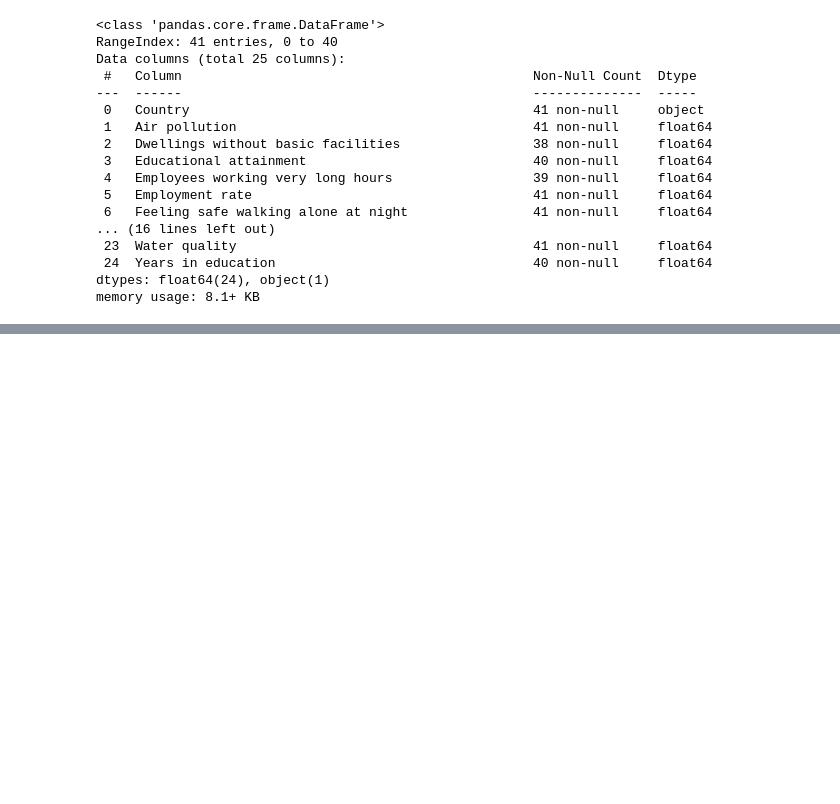
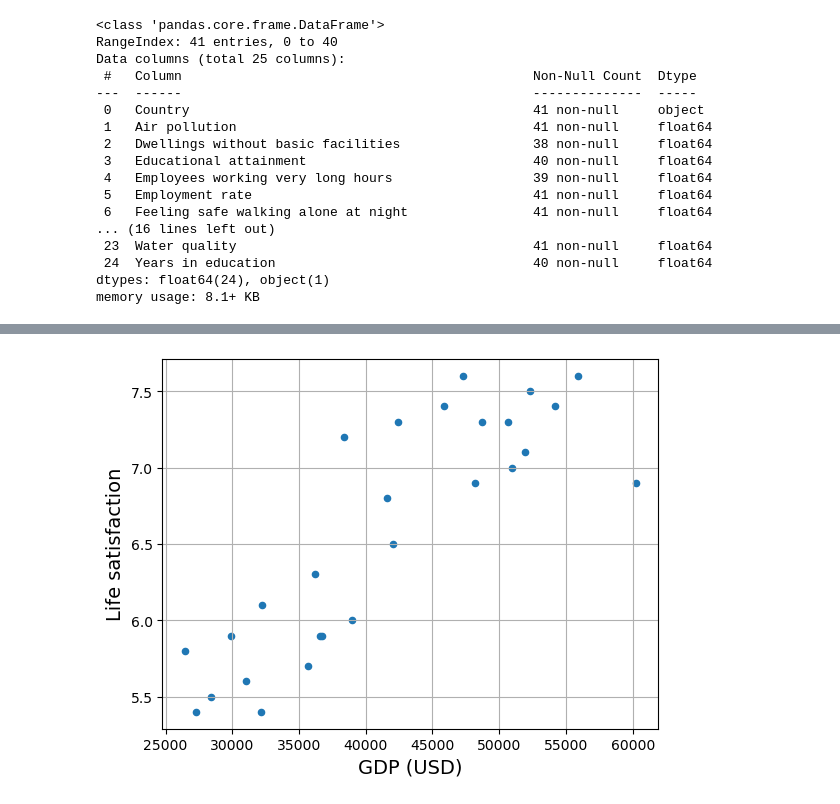
Before and after one commit to bgnatowski/deep-learning-24, a Jupyter notebook: 01_krajobraz_uczenia_maszynowego.ipynb, the cells around one changed output, grey strips where cells are left out. Saved outputs shown, nothing was run; the diff lists cells and outputs as text; code cells hidden in the pictures; blank space fills up the shorter version.

```diff
--- a/01_krajobraz_uczenia_maszynowego.ipynb
+++ b/01_krajobraz_uczenia_maszynowego.ipynb
@@ -231,4 +231,4 @@ country_stats = full_country_stats[(full_country_stats["GDP"]>=min_gdp) & (full_
 country_stats.to_csv(datapath / "lifestat.csv", index=False)
 # %%
-lifestat = pd.read_csv("data/lifestat/lifestat.csv")
+lifestat = pd.read_csv(datapath / "lifestat.csv")
 lifestat
@@ -234,0 +253,6 @@ lifestat
+# %%
+# wizualizujemy dane
+lifestat.plot(kind='scatter', grid=True, x="GDP (USD)", y="Life satisfaction")
+plt.show()
+# %% [output]
+[figure, added]
```
Also changed, not shown: parts of 5 cells of this notebook.
